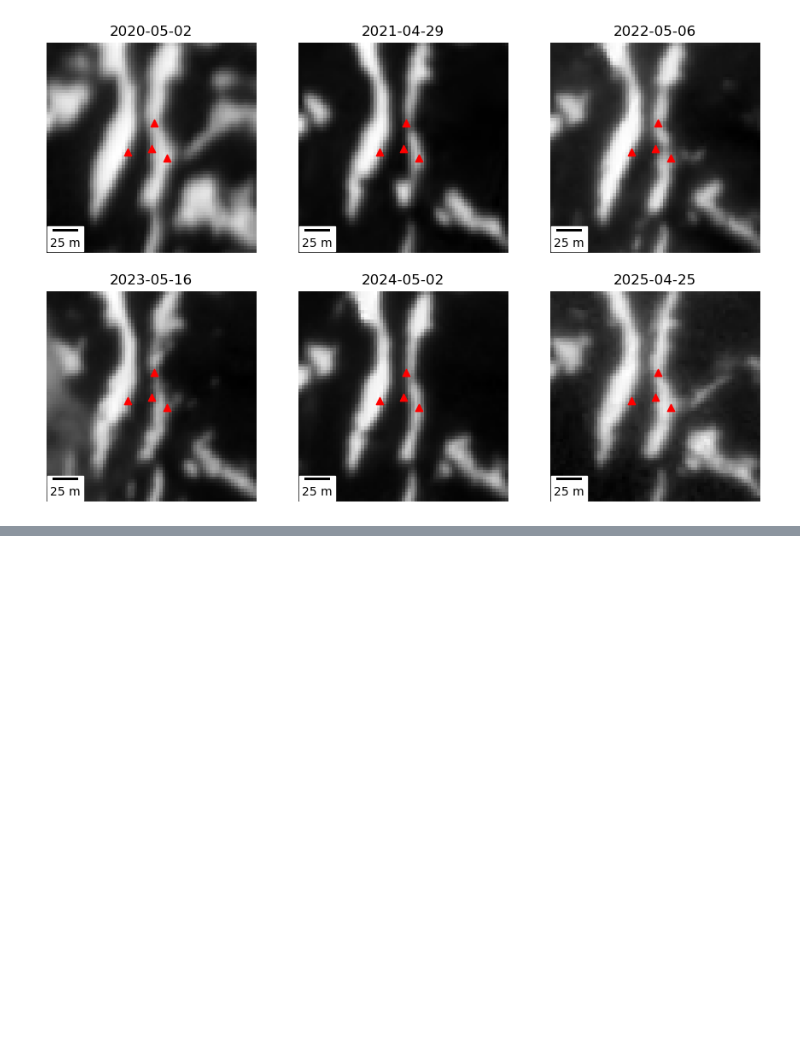
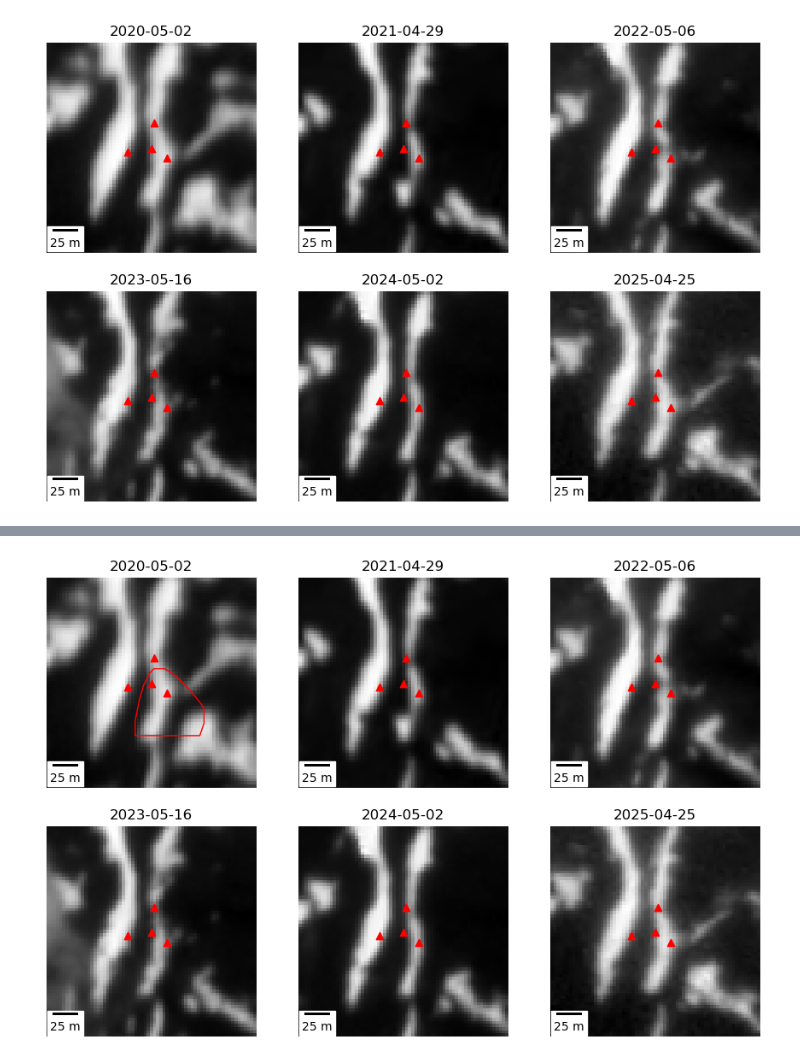
Before and after one commit to elischwat/sublimationofsnow, a Jupyter notebook: analysis/paper3/figure1_create.ipynb, the cells around one changed output, grey strips where cells are left out. Drawn from its saved outputs; the diff is of its cells as text; code cells hidden in the pictures; blank space fills up the shorter version.

```diff
--- a/analysis/paper3/figure1_create.ipynb
+++ b/analysis/paper3/figure1_create.ipynb
@@ -57,0 +115,23 @@ plt.show()
+# %%
+images = [ ('2020', img_2020), ('2021', img_2021), ('2022', img_2022), ('2023', img_2023), ('2024', img_2024), ('2025', img_2025), ]
+# Crop all images
+cropped_images = [(yr, img.rio.clip(bounding_box.geometry)) for yr, img in images]
+
+# Plot the images in a 3x2 grid
+fig, axes = plt.subplots(2, 3, figsize=(9, 6))
+axes = axes.flatten()
+
+for ax, (yr, cropped_img) in zip(axes, cropped_images):
+    cropped_img.sel(band=1).plot(ax=ax, cmap='grey', add_colorbar=False)
+    ax.set_aspect('equal')
+    ax.axis('off')  # Remove axis
+    ax.set_title(cropped_img.attrs['date'])
+    towers_gdf.plot(ax=ax, color='red', marker='^', label='Towers', legend=True)  # Add legend for towers
+    scalebar = ScaleBar(1, location="lower left")
+    ax.add_artist(scalebar)
+
+lidar_outline_gdf.plot(ax=axes[0], figsize=(1,1), alpha =1.0, edgecolor='red', facecolor='none')
+plt.tight_layout()
+plt.show()
+# %% [output]
+[figure, added]
```
Also changed, not shown: parts of 7 cells of this notebook, 1 other file.
